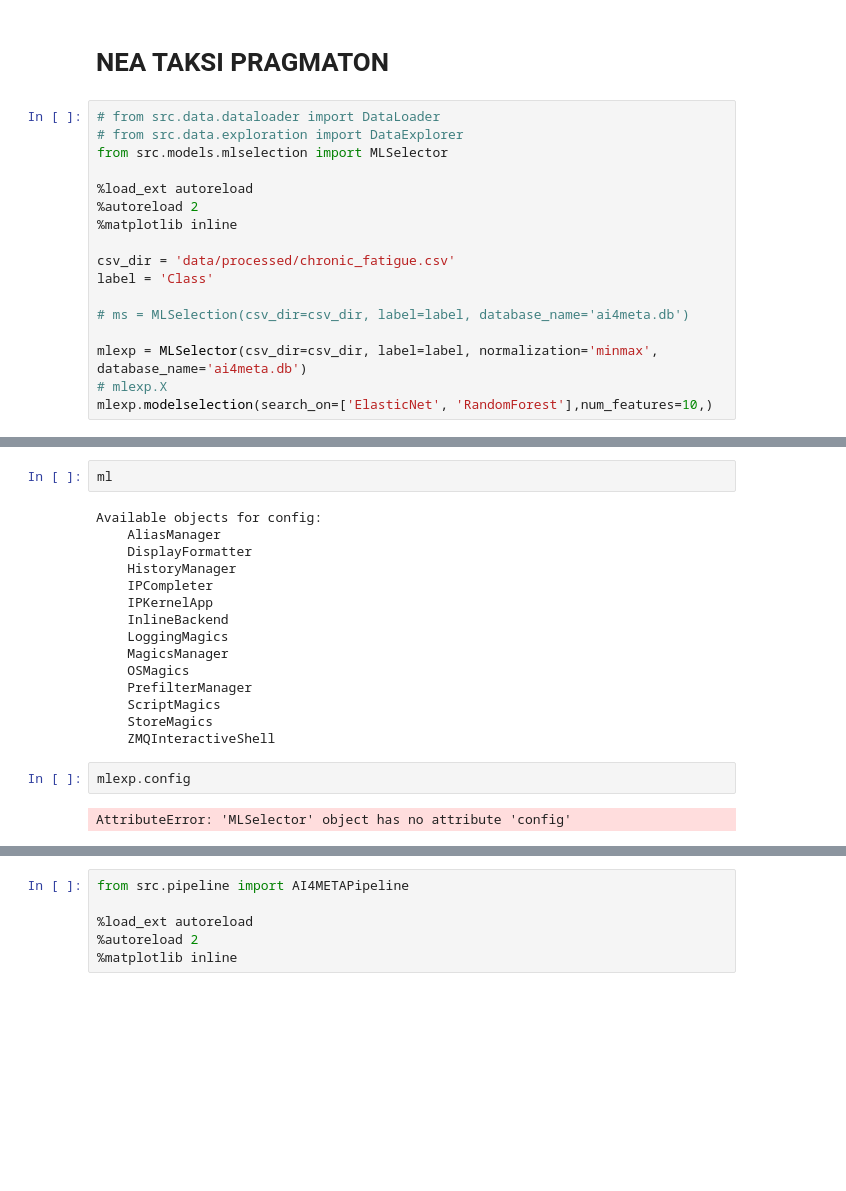
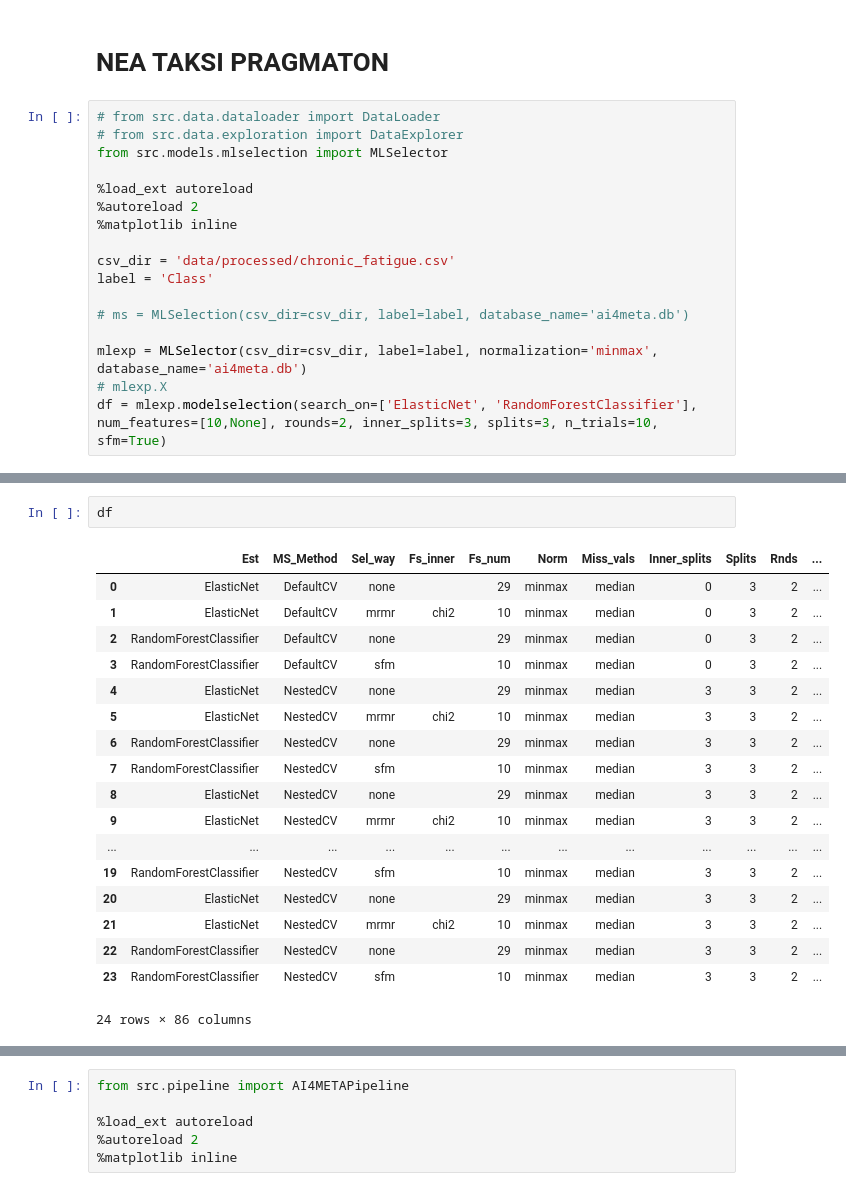
Before and after one commit to costasmexis/AI4META, a Jupyter notebook: test_pipeline.ipynb, the cells around one changed output, grey strips where cells are left out. Saved outputs shown, nothing was run; the diff lists cells and outputs as text; blank space fills up the shorter version.

```diff
--- a/test_pipeline.ipynb
+++ b/test_pipeline.ipynb
@@ -16,7 +16,7 @@ label = 'Class'
 
 mlexp = MLSelector(csv_dir=csv_dir, label=label, normalization='minmax', database_name='ai4meta.db')
 # mlexp.X
-mlexp.modelselection(search_on=['ElasticNet', 'RandomForest'],num_features=10,)
+df = mlexp.modelselection(search_on=['ElasticNet', 'RandomForestClassifier'], num_features=[10,None], rounds=2, inner_splits=3, splits=3, n_trials=10, sfm=True)
 # %% [output]
 MLSelector initialized with parameters:
 Label: Class
@@ -85,21 +56,21 @@ Round 9 of CV:100% |████████████████████
-# %%
-ml
-# %% [output]
-Available objects for config:
-    AliasManager
-    DisplayFormatter
-    HistoryManager
-    IPCompleter
-    IPKernelApp
-    InlineBackend
-    LoggingMagics
-    MagicsManager
-    OSMagics
-    PrefilterManager
-    ScriptMagics
-    StoreMagics
-    ZMQInteractiveShell
-# %%
-mlexp.config
-# %% [output]
-AttributeError: 'MLSelector' object has no attribute 'config'
+# %%
+df
+# %% [output]
+|  | Est | MS_Method | Sel_way | Fs_inner | Fs_num | Norm | Miss_vals | Inner_splits | Splits | Rnds | ... |
+| 0 | ElasticNet | DefaultCV | none |  | 29 | minmax | median | 0 | 3 | 2 | ... |
+| 1 | ElasticNet | DefaultCV | mrmr | chi2 | 10 | minmax | median | 0 | 3 | 2 | ... |
+| 2 | RandomForestClassifier | DefaultCV | none |  | 29 | minmax | median | 0 | 3 | 2 | ... |
+| 3 | RandomForestClassifier | DefaultCV | sfm |  | 10 | minmax | median | 0 | 3 | 2 | ... |
+| 4 | ElasticNet | NestedCV | none |  | 29 | minmax | median | 3 | 3 | 2 | ... |
+| 5 | ElasticNet | NestedCV | mrmr | chi2 | 10 | minmax | median | 3 | 3 | 2 | ... |
+| 6 | RandomForestClassifier | NestedCV | none |  | 29 | minmax | median | 3 | 3 | 2 | ... |
+| 7 | RandomForestClassifier | NestedCV | sfm |  | 10 | minmax | median | 3 | 3 | 2 | ... |
+| 8 | ElasticNet | NestedCV | none |  | 29 | minmax | median | 3 | 3 | 2 | ... |
+| 9 | ElasticNet | NestedCV | mrmr | chi2 | 10 | minmax | median | 3 | 3 | 2 | ... |
+| ... | ... | ... | ... | ... | ... | ... | ... | ... | ... | ... | ... |
+| 19 | RandomForestClassifier | NestedCV | sfm |  | 10 | minmax | median | 3 | 3 | 2 | ... |
+| 20 | ElasticNet | NestedCV | none |  | 29 | minmax | median | 3 | 3 | 2 | ... |
+| 21 | ElasticNet | NestedCV | mrmr | chi2 | 10 | minmax | median | 3 | 3 | 2 | ... |
+| 22 | RandomForestClassifier | NestedCV | none |  | 29 | minmax | median | 3 | 3 | 2 | ... |
+| 23 | RandomForestClassifier | NestedCV | sfm |  | 10 | minmax | median | 3 | 3 | 2 | ... |
+24 rows × 86 columns
```
Also changed, not shown: parts of 2 cells of this notebook, 9 other files.
